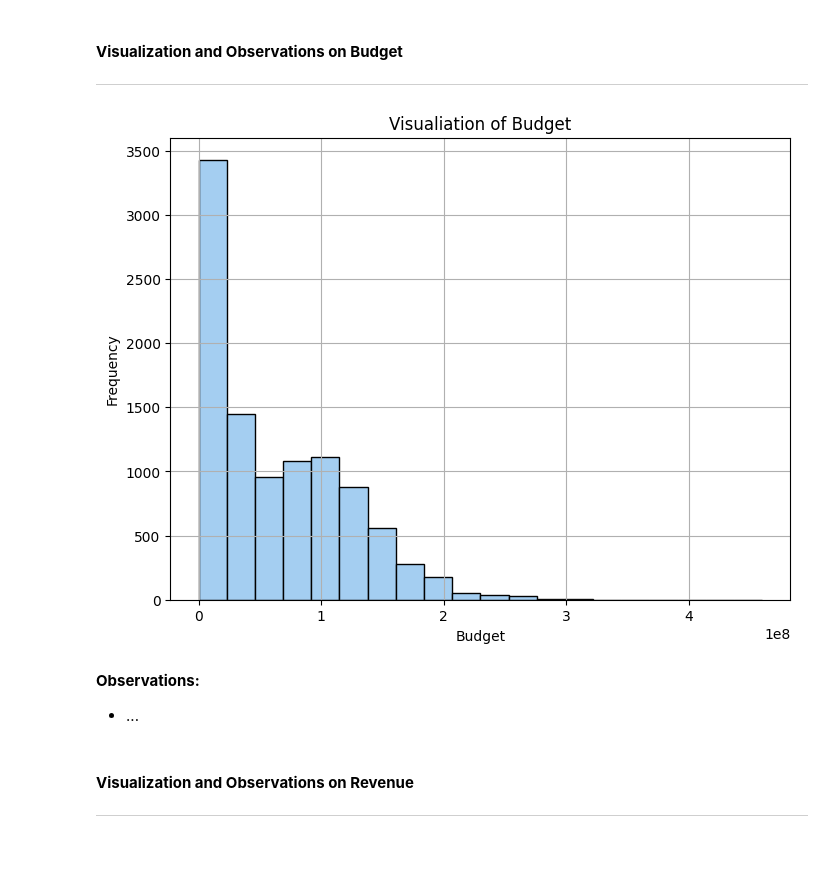
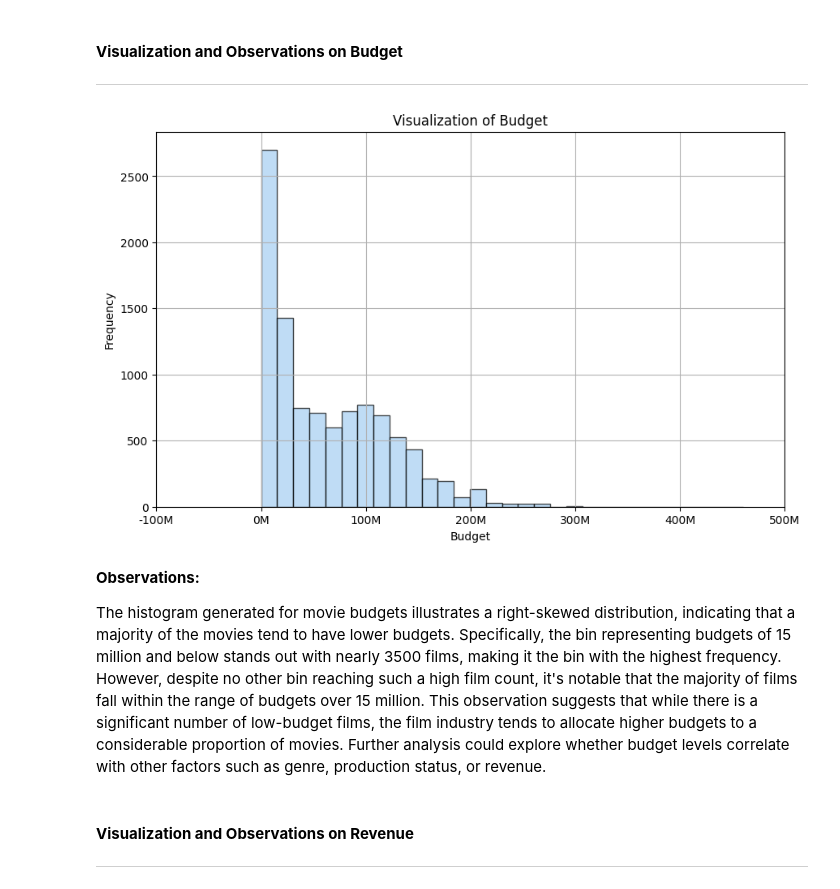
Before and after one commit to oigwe-frx/movie-database-analysis, a Jupyter notebook: Movie_Analysis.ipynb, the cells around one changed output. Saved outputs shown, nothing was run; the diff lists cells and outputs as text; code cells hidden in the pictures; blank space fills up the shorter version.

Commit message:
univariate numerical observations

```diff
--- a/Movie_Analysis.ipynb
+++ b/Movie_Analysis.ipynb
@@ -608,3 +606,29 @@ def generate_histogram(data, title, xlabel, ylabel, bins=10):
+# %%
+def generate_histogram_remove_sci_notation(data, title, xlabel, ylabel, bins=10):
+    """
+    Generate a histogram.
+
+    Parameters:
+        data (array-like): Input data for the histogram.
+        title (str): Title of the histogram.
+        xlabel (str): Label for the x-axis.
+        ylabel (str): Label for the y-axis.
+
+    Returns:
+        None
+    """
+    plt.figure(figsize=(10, 6))
+    plt.hist(data, bins=30, color='#A4CEF1', edgecolor='black', alpha=0.7)
+    plt.title(title)
+    plt.xlabel(xlabel)
+    plt.ylabel(ylabel)
+    plt.grid(True)
+
+
+    # Format x-axis tick labels
+    plt.xticks(ticks=plt.xticks()[0], labels=["{:.0f}M".format(x / 1e6) for x in plt.xticks()[0]])
+
+    plt.show()
 # %%
 def generate_bar_plot(categories, values, title, xlabel, ylabel):
     """
@@ -739,16 +764,17 @@ generate_histogram(df['Rating'], "Visualiation of Movie Rating", "Rating", "Freq
 ---
 # %%
 # Generate a histogram to visualize the distribution of movie budgets in the DataFrame 'df'.
-# The title of the plot is "Visualiation of Budget".
+# The title of the plot is "Visualization of Budget".
 # The x-axis label is "Budget" and the y-axis label is "Frequency".
 # The number of bins in the histogram is set to 20.
 
-generate_histogram(df['Budget'], "Visualiation of Budget", "Budget", "Frequency", 20)
+generate_histogram_remove_sci_notation(df['Budget'], "Visualization of Budget", "Budget", "Frequency", 20)
 # %% [output]
-[figure, old version]
+[figure, new version]
-# %% [markdown]
-**Observations:**
-* ...
+# %% [markdown]
+**Observations:**
+
+The histogram generated for movie budgets illustrates a right-skewed distribution, indicating that a majority of the movies tend to have lower budgets. Specifically, the bin representing budgets of 15 million and below stands out with nearly 3500 films, making it the bin with the highest frequency. However, despite no other bin reaching such a high film count, it's notable that the majority of films fall within the range of budgets over 15 million. This observation suggests that while there is a significant number of low-budget films, the film industry tends to allocate higher budgets to a considerable proportion of movies. Further analysis could explore whether budget levels correlate with other factors such as genre, production status, or revenue.
 # %% [markdown]
 #### **Visualization and Observations on Revenue**
 
```
Also changed, not shown: parts of 7 cells of this notebook.
